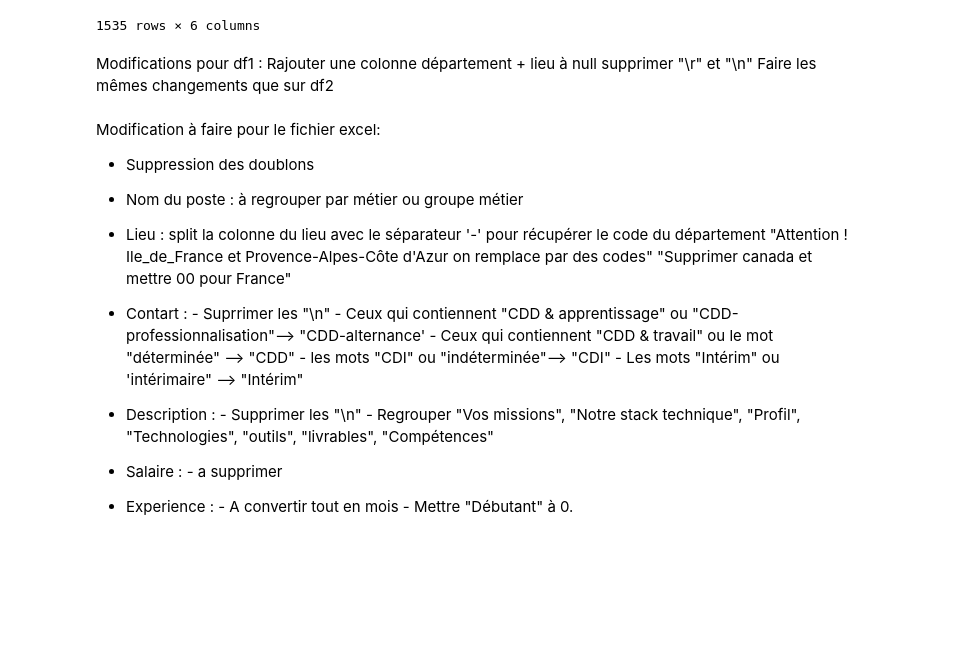
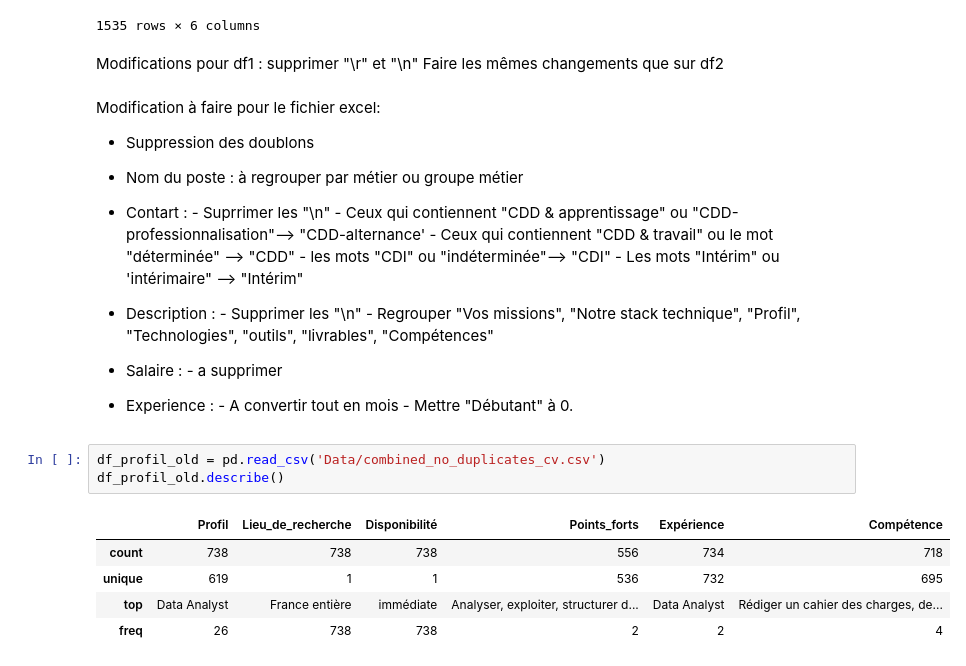
Before and after one commit to melly704/Match_RH_ydays, a Jupyter notebook: clean_data.ipynb, the cells around one changed output. Cells and saved outputs as stored; diff of their text form; blank space fills up the shorter version.

```diff
--- a/clean_data.ipynb
+++ b/clean_data.ipynb
@@ -86,7 +86,6 @@ posts_df1
 1535 rows × 6 columns
 # %% [markdown]
 Modifications pour df1 :
-Rajouter une colonne département + lieu à null
 supprimer "\r" et "\n"
 Faire les mêmes changements que sur df2
 # %% [markdown]
@@ -95,9 +94,6 @@ Modification à faire pour le fichier excel:
 - Suppression des doublons
 
 - Nom du poste : à regrouper par métier ou groupe métier
-- Lieu : split la colonne du lieu avec le séparateur '-' pour récupérer le code du département
-        "Attention ! Ile_de_France et Provence-Alpes-Côte d'Azur on remplace par des codes"
-        "Supprimer canada et mettre 00 pour France"
 
 - Contart :
         - Suprrimer les "\n"
@@ -115,3 +111,12 @@ Modification à faire pour le fichier excel:
 - Experience :
         - A convertir tout en mois
         - Mettre "Débutant" à 0.
+# %%
+df_profil_old = pd.read_csv('Data/combined_no_duplicates_cv.csv')
+df_profil_old.describe()
+# %% [output]
+|  | Profil | Lieu_de_recherche | Disponibilité | Points_forts | Expérience | Compétence |
+| count | 738 | 738 | 738 | 556 | 734 | 718 |
+| unique | 619 | 1 | 1 | 536 | 732 | 695 |
+| top | Data Analyst | France entière | immédiate | Analyser, exploiter, structurer d... | Data Analyst | Rédiger un cahier des charges, de... |
+| freq | 26 | 738 | 738 | 2 | 2 | 4 |
```
Also changed, not shown: parts of 2 cells of this notebook.
